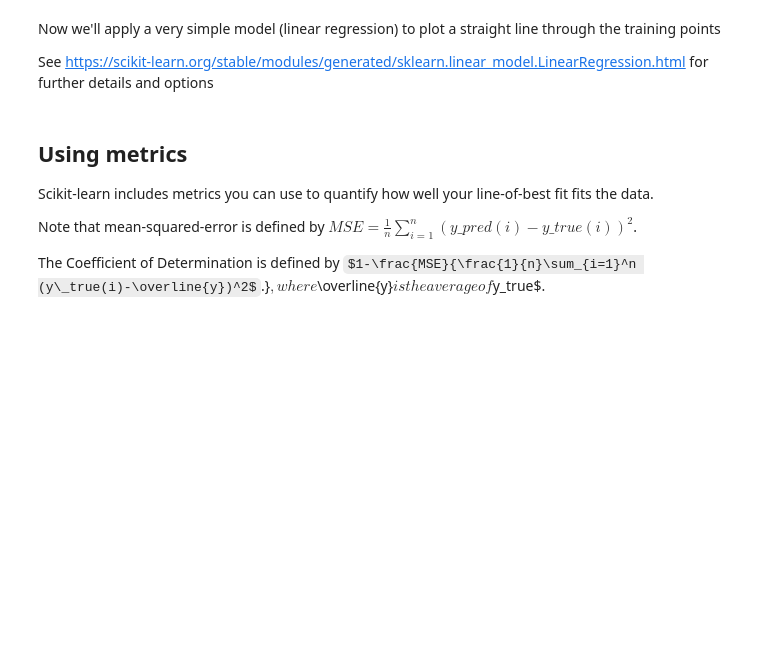
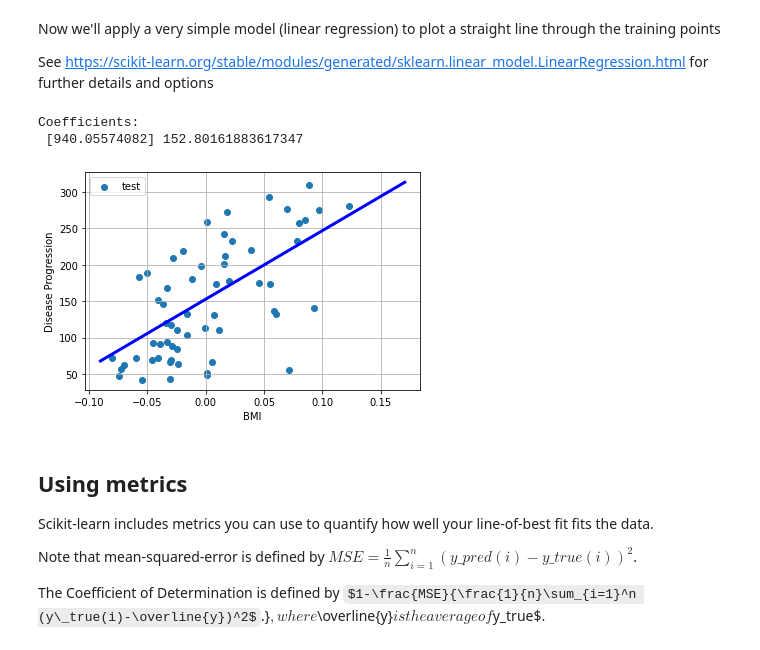
Before and after one commit to Lena-Marreel/IADS_SC_Day2, a Jupyter notebook: 2 linear_regression_example_diabetes.ipynb, the cells around one changed output. Cells and saved outputs as stored; diff of their text form; code cells hidden in the pictures; some formulas as TeX source; blank space fills up the shorter version.

```diff
--- a/2 linear_regression_example_diabetes.ipynb
+++ b/2 linear_regression_example_diabetes.ipynb
@@ -84,28 +98,34 @@ See https://scikit-learn.org/stable/modules/generated/sklearn.linear_model.Linea
 # %%
 from sklearn import linear_model
 
 # Create linear regression object
 regr = linear_model.LinearRegression()
 
 # Train the model using the training sets
 regr.fit(diabetes_X_train, diabetes_y_train)
+  # get values on training set for questionair below
+diabetes_y_pred_train = regr.predict(diabetes_X_train)
 
 # Make predictions using the testing set
 diabetes_y_pred_test = regr.predict(diabetes_X_test)
 
 # The coefficients
 print("Coefficients: \n", regr.coef_, regr.intercept_)
 
 # Plot outputs
 plt.scatter(diabetes_X_test[:,0], diabetes_y_test, label="test")
 x_range=np.linspace(diabetes_X_train.min(),diabetes_X_train.max(),50).reshape(-1, 1)
 plt.plot(x_range, regr.predict(x_range), color="blue", linewidth=3) # Plot the regression line
 plt.xlabel("BMI")
 plt.ylabel("Disease Progression")
 plt.grid()
 plt.legend()
 
 plt.show()
+# %% [output]
+Coefficients:
+ [940.05574082] 152.80161883617347
+[figure, added]
 # %% [markdown]
 ## Using metrics
 
```
Also changed, not shown: parts of 6 cells of this notebook.
